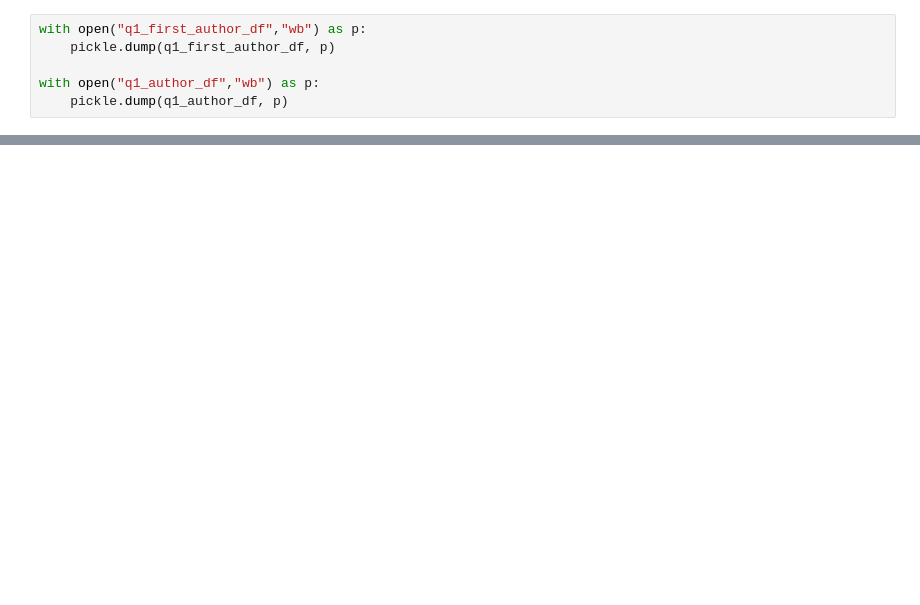
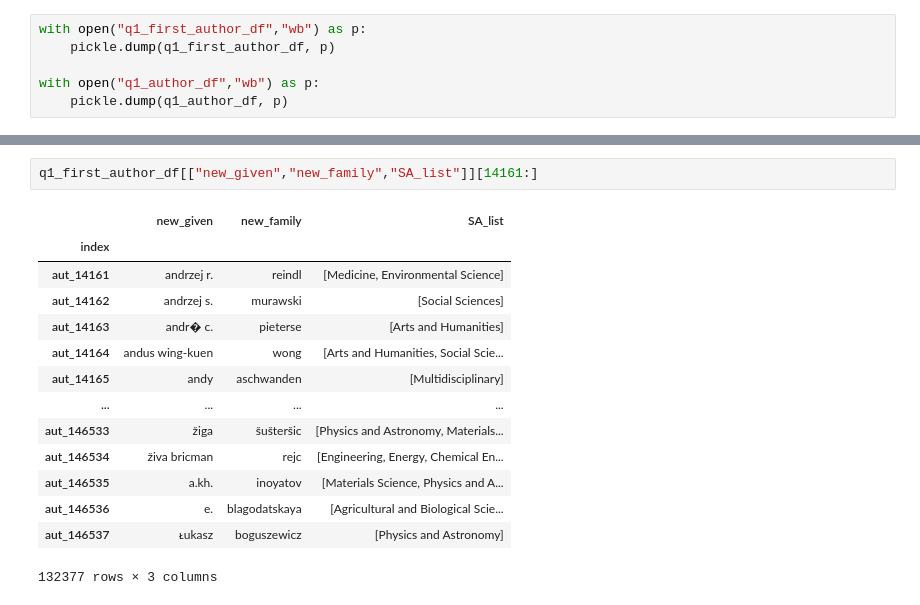
Before and after one commit to Oz-like-the-Wizard/Investigating-the-delay-times-in-academic-publishing, a Jupyter notebook: part7d-creating_author_df.ipynb, the cells around one changed output, grey strips where cells are left out. Cells and saved outputs as stored; diff of their text form; blank space fills up the shorter version.

```diff
--- a/part7d-creating_author_df.ipynb
+++ b/part7d-creating_author_df.ipynb
@@ -1677,0 +1843,17 @@ with open("q1_author_df","wb") as p:
+# %%
+q1_first_author_df[["new_given","new_family","SA_list"]][14161:]
+# %% [output]
+|  | new_given | new_family | SA_list |
+| index |  |  |  |
+| aut_14161 | andrzej r. | reindl | [Medicine, Environmental Science] |
+| aut_14162 | andrzej s. | murawski | [Social Sciences] |
+| aut_14163 | andr� c. | pieterse | [Arts and Humanities] |
+| aut_14164 | andus wing-kuen | wong | [Arts and Humanities, Social Scie... |
+| aut_14165 | andy | aschwanden | [Multidisciplinary] |
+| ... | ... | ... | ... |
+| aut_146533 | žiga | šušteršic | [Physics and Astronomy, Materials... |
+| aut_146534 | živa bricman | rejc | [Engineering, Energy, Chemical En... |
+| aut_146535 | а.kh. | inoyatov | [Materials Science, Physics and A... |
+| aut_146536 | е. | blagodatskaya | [Agricultural and Biological Scie... |
+| aut_146537 | ᴌukasz | boguszewicz | [Physics and Astronomy] |
+132377 rows × 3 columns
```
Also changed, not shown: parts of 36 cells of this notebook, 4 other files.
